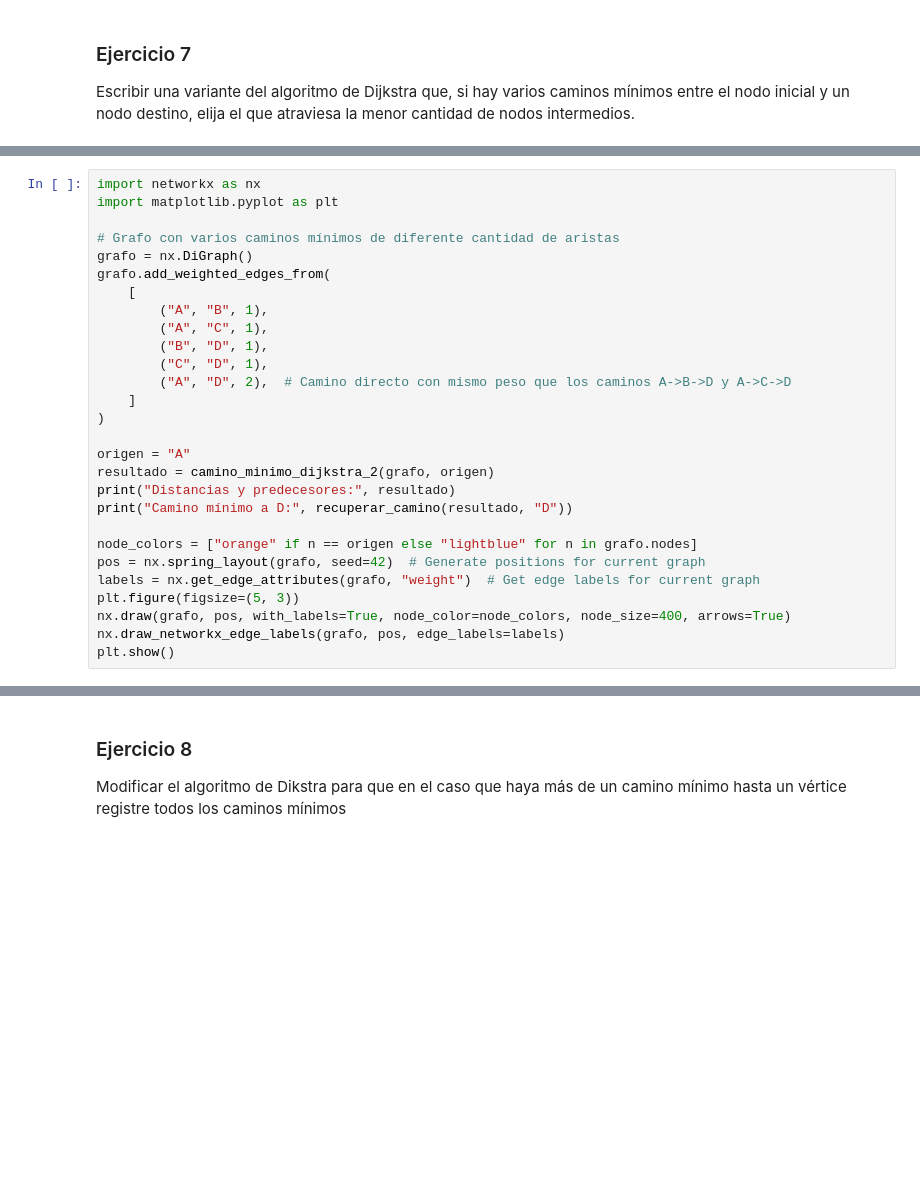
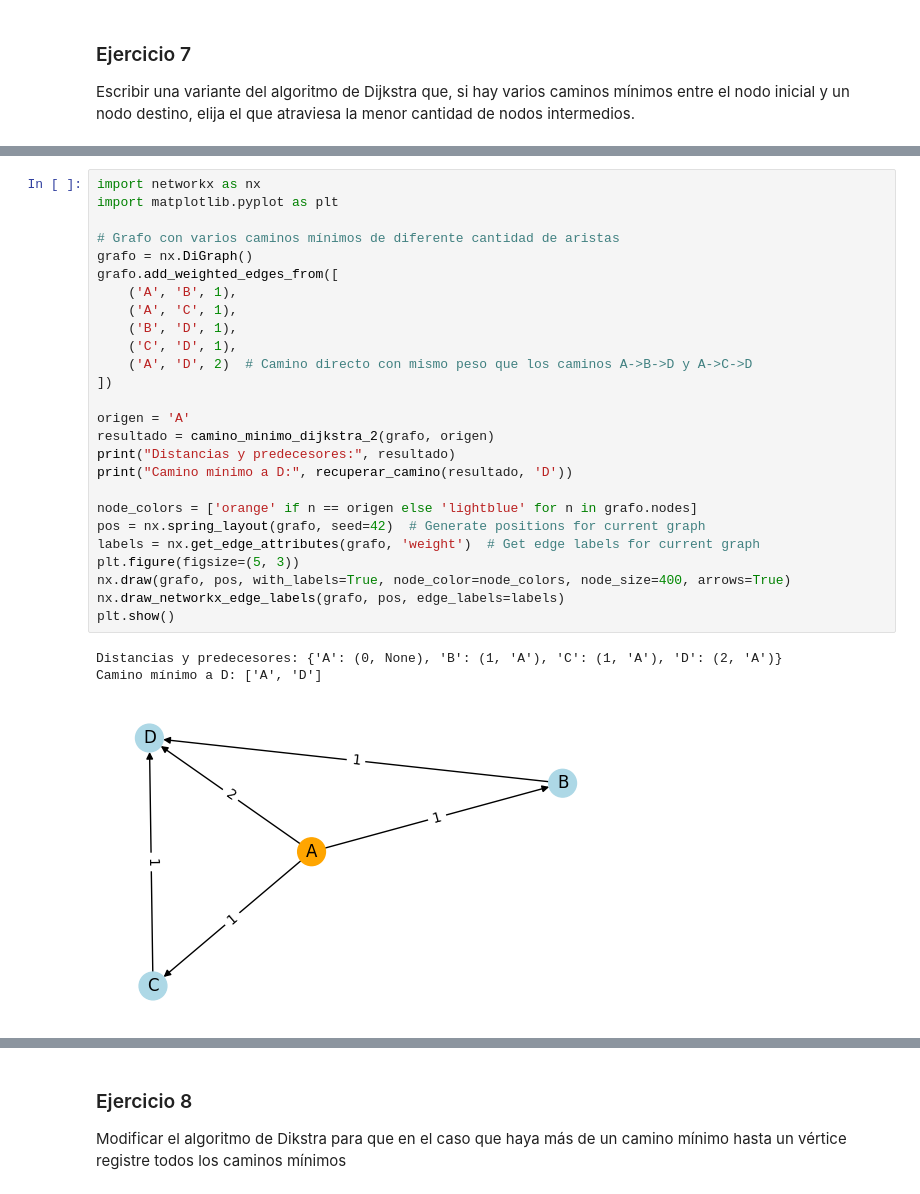
Before and after one commit to Tony-2805/guias-EDD-UNTREF, a Jupyter notebook: 2_Grafos_Guia-2.ipynb, the cells around one changed output, grey strips where cells are left out. Saved outputs shown, nothing was run; the diff lists cells and outputs as text; blank space fills up the shorter version.

```diff
--- a/2_Grafos_Guia-2.ipynb
+++ b/2_Grafos_Guia-2.ipynb
@@ -341,30 +531,32 @@ def camino_minimo_dijkstra_2(grafo, origen):
 # %%
 import networkx as nx
 import matplotlib.pyplot as plt
 
 # Grafo con varios caminos mínimos de diferente cantidad de aristas
 grafo = nx.DiGraph()
-grafo.add_weighted_edges_from(
-    [
-        ("A", "B", 1),
-        ("A", "C", 1),
-        ("B", "D", 1),
-        ("C", "D", 1),
-        ("A", "D", 2),  # Camino directo con mismo peso que los caminos A->B->D y A->C->D
-    ]
-)
+grafo.add_weighted_edges_from([
+    ('A', 'B', 1),
+    ('A', 'C', 1),
+    ('B', 'D', 1),
+    ('C', 'D', 1),
+    ('A', 'D', 2)  # Camino directo con mismo peso que los caminos A->B->D y A->C->D
+])
 
-origen = "A"
+origen = 'A'
 resultado = camino_minimo_dijkstra_2(grafo, origen)
 print("Distancias y predecesores:", resultado)
-print("Camino mínimo a D:", recuperar_camino(resultado, "D"))
+print("Camino mínimo a D:", recuperar_camino(resultado, 'D'))
 
-node_colors = ["orange" if n == origen else "lightblue" for n in grafo.nodes]
+node_colors = ['orange' if n == origen else 'lightblue' for n in grafo.nodes]
 pos = nx.spring_layout(grafo, seed=42)  # Generate positions for current graph
-labels = nx.get_edge_attributes(grafo, "weight")  # Get edge labels for current graph
+labels = nx.get_edge_attributes(grafo, 'weight')  # Get edge labels for current graph
 plt.figure(figsize=(5, 3))
 nx.draw(grafo, pos, with_labels=True, node_color=node_colors, node_size=400, arrows=True)
 nx.draw_networkx_edge_labels(grafo, pos, edge_labels=labels)
 plt.show()
+# %% [output]
+Distancias y predecesores: {'A': (0, None), 'B': (1, 'A'), 'C': (1, 'A'), 'D': (2, 'A')}
+Camino mínimo a D: ['A', 'D']
+[figure, added]
 # %%
 from unittest import TestCase, main
```
Also changed, not shown: parts of 17 cells of this notebook, 4 other files.
